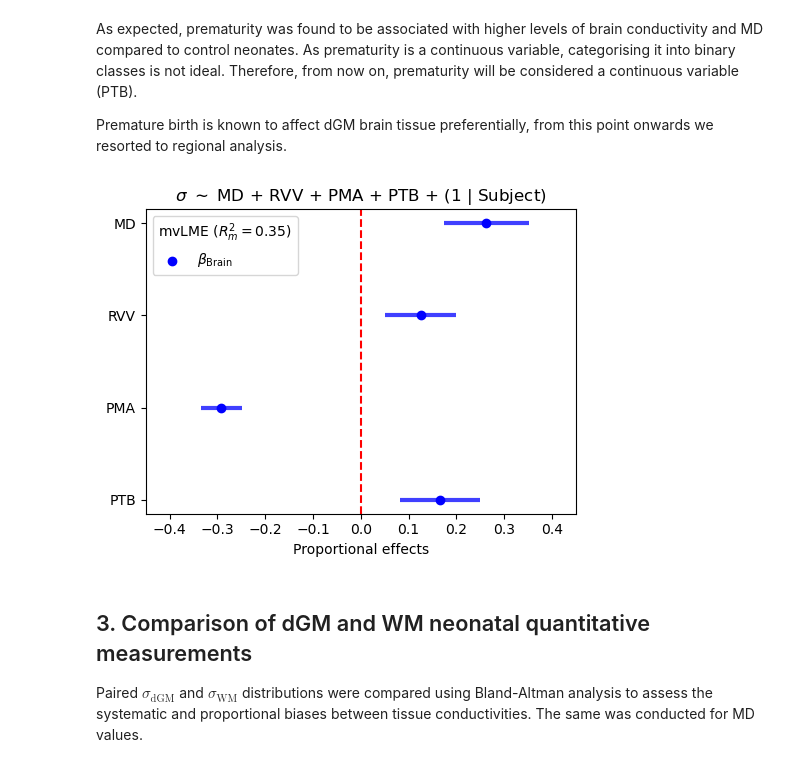
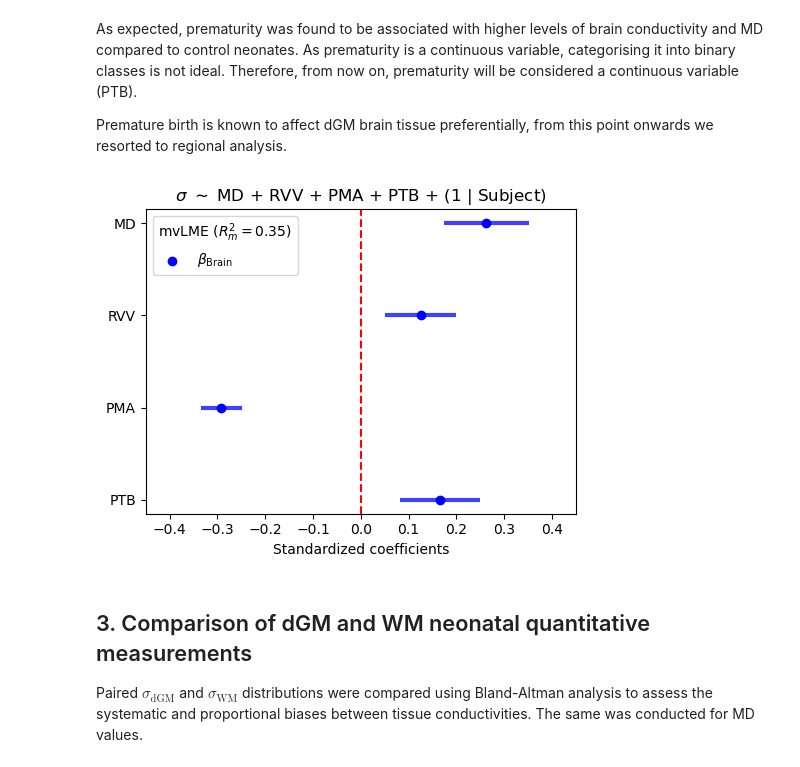
Before and after one commit to aboutill/nano-eptk, a Jupyter notebook: notebooks/experiments/stats_analysis_experiment4.ipynb, the cells around one changed output. Saved outputs shown, nothing was run; the diff lists cells and outputs as text; code cells hidden in the pictures.

```diff
--- a/notebooks/experiments/stats_analysis_experiment4.ipynb
+++ b/notebooks/experiments/stats_analysis_experiment4.ipynb
@@ -241,35 +241,35 @@ for idx, ytick in enumerate(yticks):
 
 # Add dashed line at 0.0
 plt.axline((0,0), (0,1), color="r", linestyle="--")
 
 # Axis labels and linits
 ax.set_yticks(range(len(params)), yticks)
-ax.set_xlabel(r"Proportional effects")
+ax.set_xlabel(r"Standardized coefficients")
 ax.set_xlim(xlim)
 
 # Legend
 leg = ax.legend(loc="upper left", title=f"mvLME ($R^2_m = {marginal_r2_prop:.2f}$)")
 leg._legend_box.align = "left"
 
 # Adjust layout
 fig.tight_layout()
 
 # Initialize directories
 for path in [summary_path, plot_path]:
     output_dir = os.path.dirname(path)
     os.makedirs(output_dir, exist_ok=True)
 
 # Save plot
 plt.savefig(plot_path, dpi=300, bbox_inches="tight")
 
 # Write summary
 with open(summary_path, "w") as fh:
     fh.write(lme.summary().as_text())
     fh.write(f"\nMarginal R² = {marginal_r2:.2f}, Conditional R² = {conditional_r2:.2f}\n\n")
     fh.write(lme_prop.summary().as_text())
     fh.write(f"\nMarginal R² = {marginal_r2_prop:.2f}, Conditional R² = {conditional_r2_prop:.2f}\n\n")
 # %% [output]
-[figure, old version]
+[figure, new version]
 # %% [markdown]
 ## 3. Comparison of dGM and WM neonatal quantitative measurements
 Paired $\sigma_{\textrm{dGM}}$ and $\sigma_{\textrm{WM}}$ distributions were compared using Bland-Altman analysis to assess the systematic and proportional biases between tissue conductivities. The same was conducted for MD values.
```
Also changed, not shown: parts of 1 cell of this notebook.
